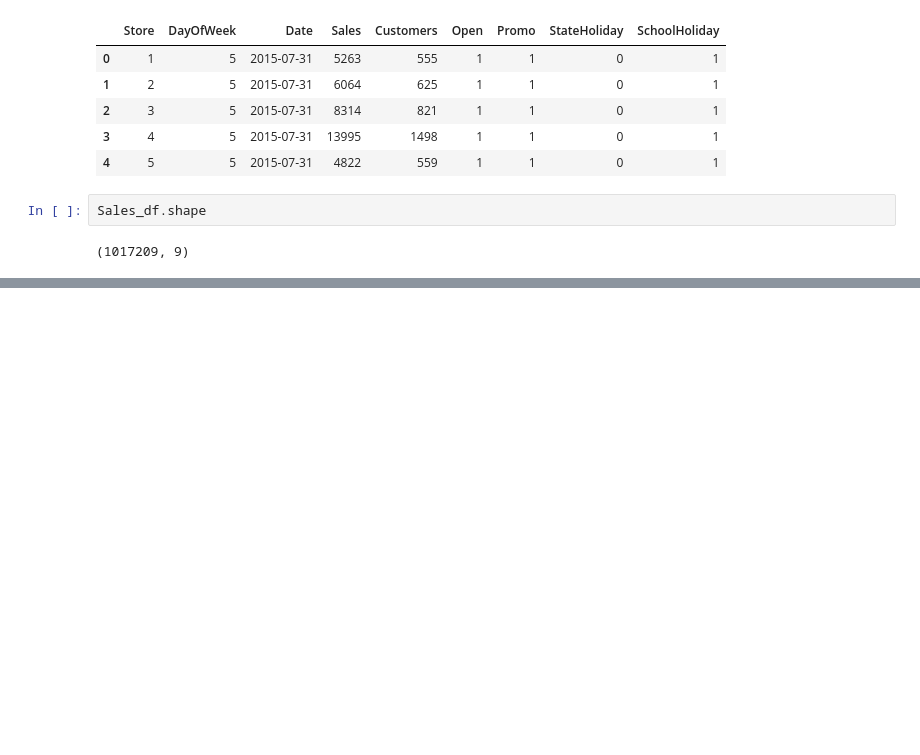
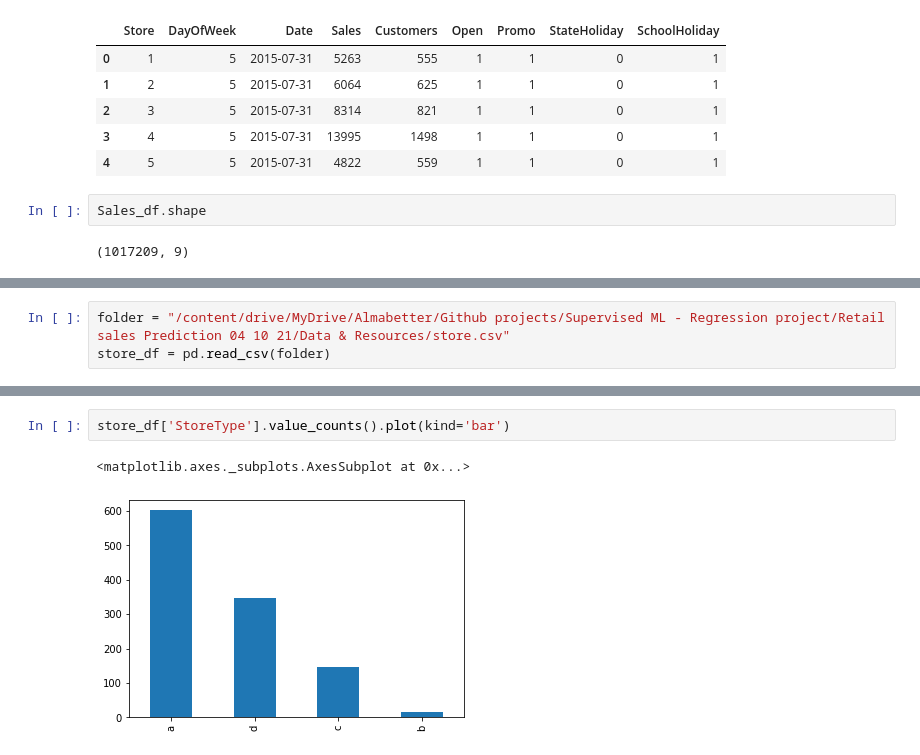
Before and after one commit to AruneshTamboli/Sales-Prediction-Predicting-sales-of-a-major-store-chain-Rossmann, a Jupyter notebook: Copy_of_Rossmann_Sales_Prediction_Capstone_Project.ipynb, the cells around one changed output, grey strips where cells are left out. Drawn from its saved outputs; the diff is of its cells as text; blank space fills up the shorter version.

Commit message:
EDA for both datasets (store and Rossmann dataset)

```diff
--- a/Copy_of_Rossmann_Sales_Prediction_Capstone_Project.ipynb
+++ b/Copy_of_Rossmann_Sales_Prediction_Capstone_Project.ipynb
@@ -68,0 +76,3 @@ Sales_df.shape
+# %%
+folder = "/content/drive/MyDrive/Almabetter/Github projects/Supervised ML - Regression project/Retail sales Prediction 04 10 21/Data & Resources/store.csv"
+store_df = pd.read_csv(folder)
@@ -68,0 +122,5 @@ Sales_df.shape
+# %%
+store_df['StoreType'].value_counts().plot(kind='bar')
+# %% [output]
+<matplotlib.axes._subplots.AxesSubplot at 0x...>
+[figure, added]
```
Also changed, not shown: parts of 22 cells of this notebook.
